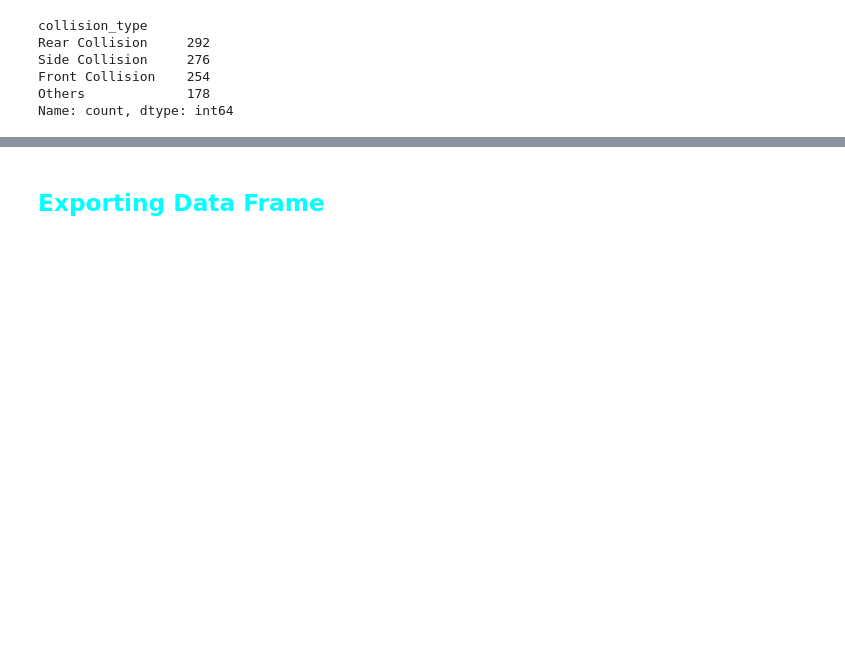
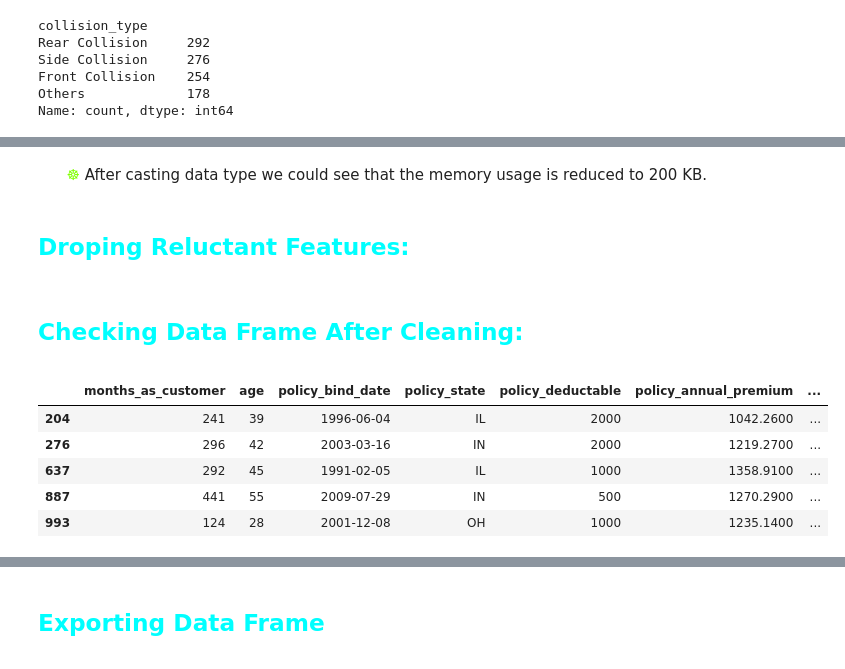
Before and after one commit to Santhosh-Analytics/Insurance_Analytics_Prediction, a Jupyter notebook: Data_Cleaning.ipynb, the cells around one changed output, grey strips where cells are left out. Cells and saved outputs as stored; diff of their text form; code cells hidden in the pictures; blank space fills up the shorter version.

Commit message:
Data Cleaning

```diff
--- a/Data_Cleaning.ipynb
+++ b/Data_Cleaning.ipynb
@@ -530,0 +523,6 @@ df.sample(2)
+# %%
+num_var = df.select_dtypes(include='number').columns
+df[num_var] = df[num_var].apply(pd.to_numeric, errors='raise', downcast='integer')
+# %%
+cat_var = df.select_dtypes(include='object').columns
+df[cat_var] = df[cat_var].astype('category')
@@ -530,0 +549,19 @@ df.sample(2)
+# %% [markdown]
+<span style="color: Chartreuse;"> &nbsp;&nbsp;&nbsp;&nbsp;&nbsp; &#9784; </span> After casting data type we could see that the memory usage is reduced to 200 KB.
+# %% [markdown]
+## <p Style="color: Aqua"> Droping Reluctant Features:
+# %%
+col_drop = ['policy_number','policy_csl','umbrella_limit','insured_zip','capital-gains','capital-loss',
+            'incident_location','auto_model']
+df = df.drop(col_drop,axis=1)
+# %% [markdown]
+## <p Style="color: Aqua"> Checking Data Frame After Cleaning:
+# %%
+df.sample(5)
+# %% [output]
+|  | months_as_customer | age | policy_bind_date | policy_state | policy_deductable | policy_annual_premium | ... |
+| 204 | 241 | 39 | 1996-06-04 | IL | 2000 | 1042.2600 | ... |
+| 276 | 296 | 42 | 2003-03-16 | IN | 2000 | 1219.2700 | ... |
+| 637 | 292 | 45 | 1991-02-05 | IL | 1000 | 1358.9100 | ... |
+| 887 | 441 | 55 | 2009-07-29 | IN | 500 | 1270.2900 | ... |
+| 993 | 124 | 28 | 2001-12-08 | OH | 1000 | 1235.1400 | ... |
```
Also changed, not shown: parts of 61 cells of this notebook, 2 other files.
